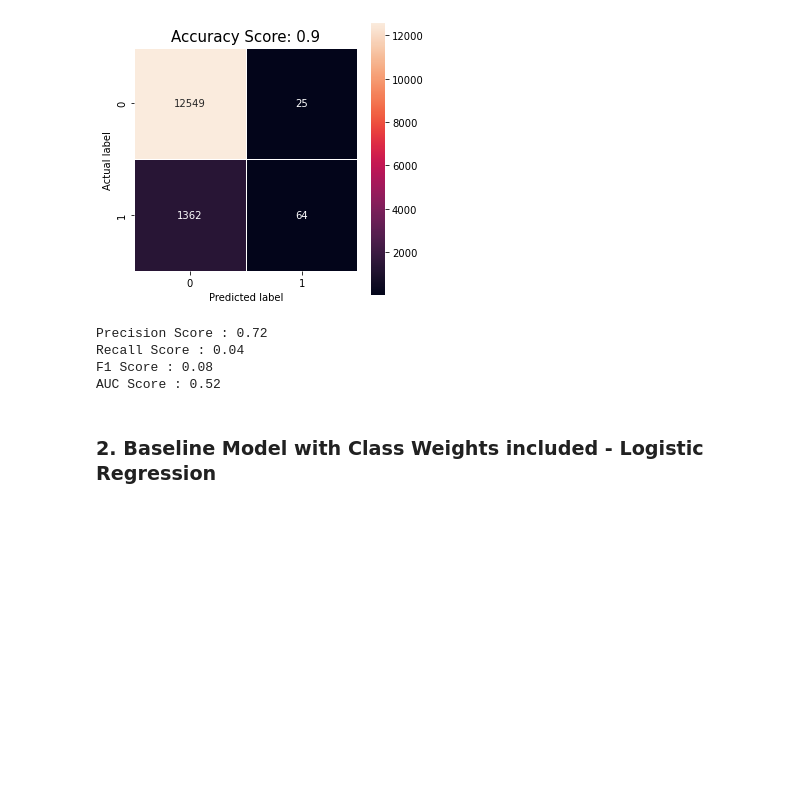
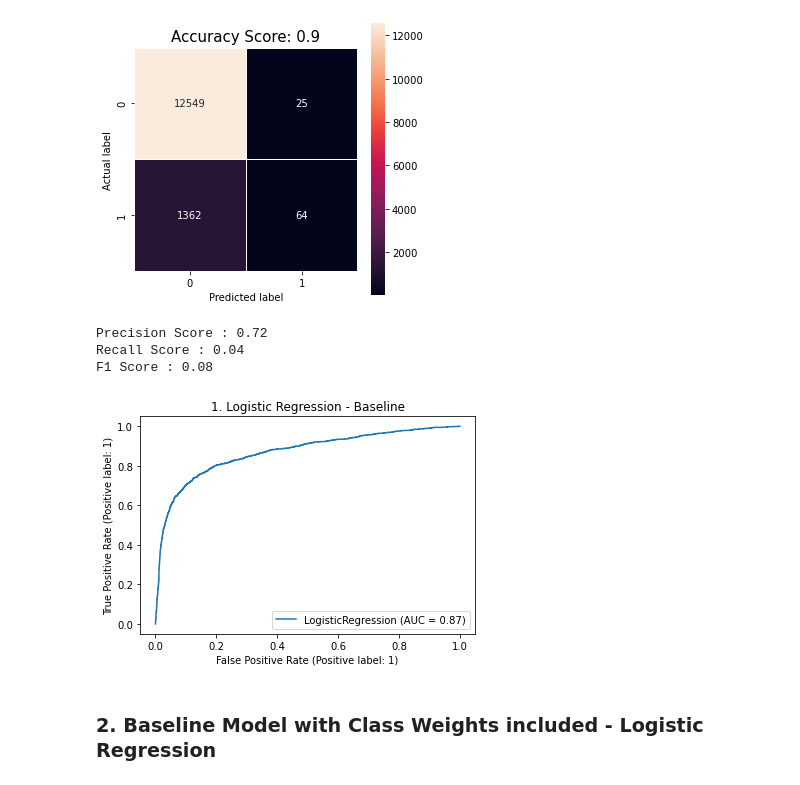
Before and after one commit to karthickchetti/Telecom_Churn_Prediction, a Jupyter notebook: Prediction.ipynb, the cells around one changed output. Cells and saved outputs as stored; diff of their text form; code cells hidden in the pictures; blank space fills up the shorter version.

```diff
--- a/Prediction.ipynb
+++ b/Prediction.ipynb
@@ -548,16 +549,21 @@ plt.show()
 [figure]
 # %%
 #Other Test Metrics
-from sklearn.metrics import recall_score,precision_score,f1_score,roc_auc_score
+from sklearn.metrics import recall_score,precision_score,f1_score
 print("Precision Score :",round(precision_score(y_test, y_test_pred_log),2))
 print("Recall Score :",round(recall_score(y_test, y_test_pred_log),2))
 print("F1 Score :",round(f1_score(y_test, y_test_pred_log),2))
-print("AUC Score :",round(roc_auc_score(y_test, y_test_pred_log),2))
 # %% [output]
 Precision Score : 0.72
 Recall Score : 0.04
 F1 Score : 0.08
-AUC Score : 0.52
+# %%
+from sklearn.metrics import plot_roc_curve
+plot_roc_curve(logreg_fm,X_test_log,y_test,drop_intermediate=False)
+plt.title("1. Logistic Regression - Baseline")
+plt.show()
+# %% [output]
+[figure, added]
 # %% [markdown]
 ### 2. Baseline Model with Class Weights included - Logistic Regression
 # %% [markdown]
```
Also changed, not shown: parts of 31 cells of this notebook.
